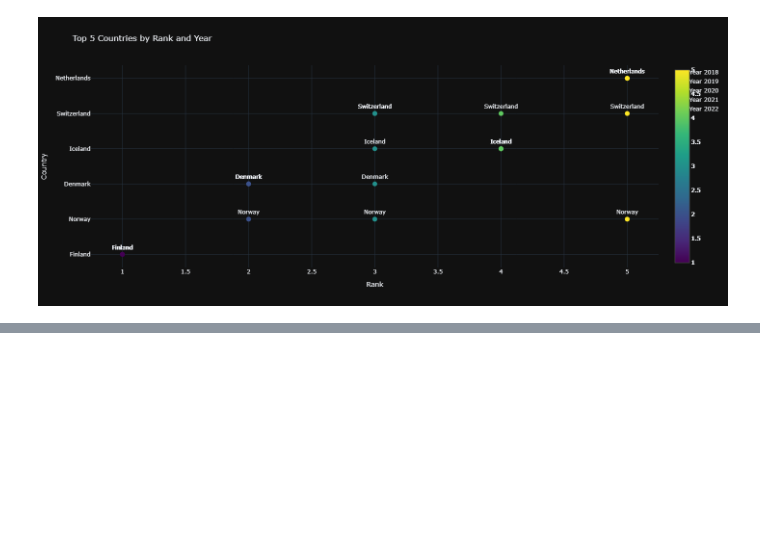
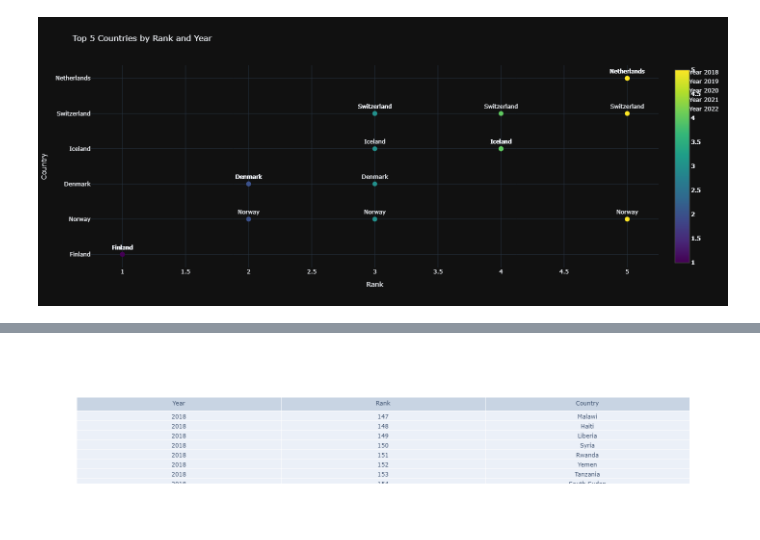
Before and after one commit to LorenaMejiaR/SQL-Database, a Jupyter notebook: notebooks/visualizations.ipynb, the cells around one changed output, grey strips where cells are left out. Drawn from its saved outputs; the diff is of its cells as text; code cells hidden in the pictures; blank space fills up the shorter version.

```diff
--- a/notebooks/visualizations.ipynb
+++ b/notebooks/visualizations.ipynb
@@ -102,0 +165,11 @@ fig.write_image(r'C:\Users\Cecilia\Downloads\top5_countries_by_rank_and_year.png
+# %%
+# Prepare data for the plotly table for bottom 10 countries
+bottom10_table = go.Figure(data=[go.Table(
+    header=dict(values=["Year", "Rank", "Country"]),
+    cells=dict(values=[df_bottom10_by_year['year'], df_bottom10_by_year['rank'], df_bottom10_by_year['country']])
+)])
+
+# Show the table
+bottom10_table.show()
+# %% [output]
+[figure, added]
```
Also changed, not shown: parts of 3 cells of this notebook, 1 other file.
